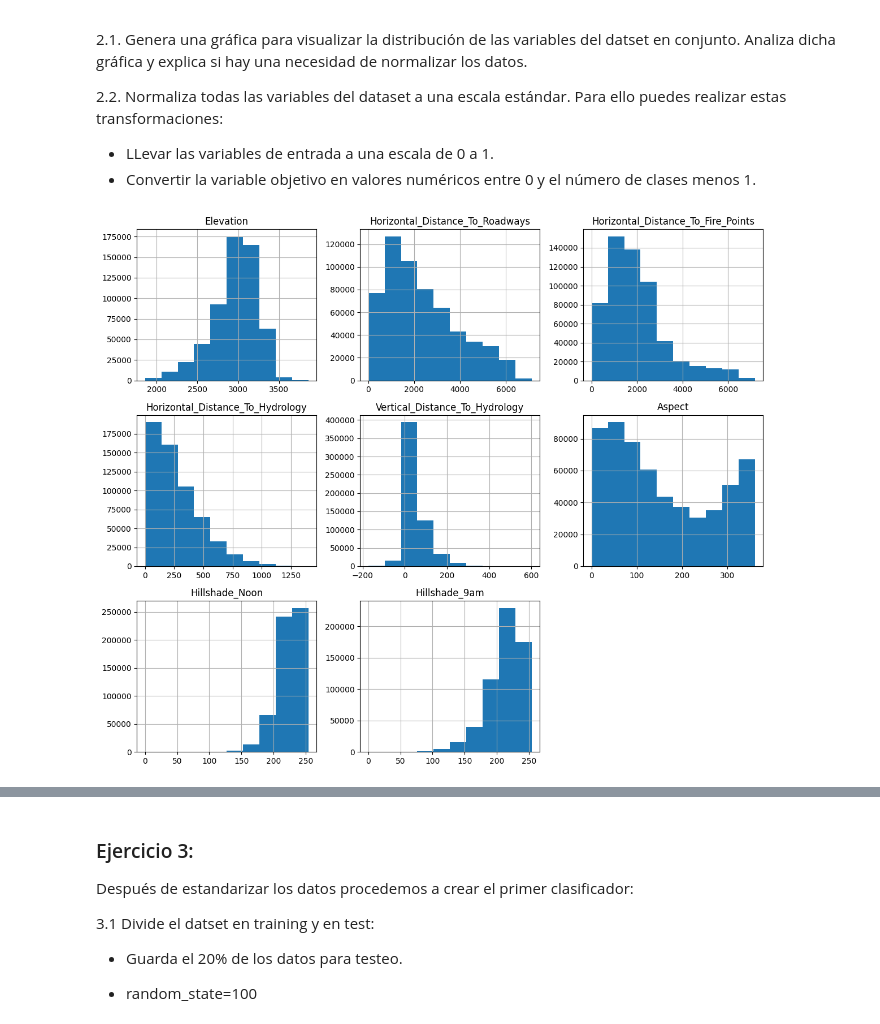
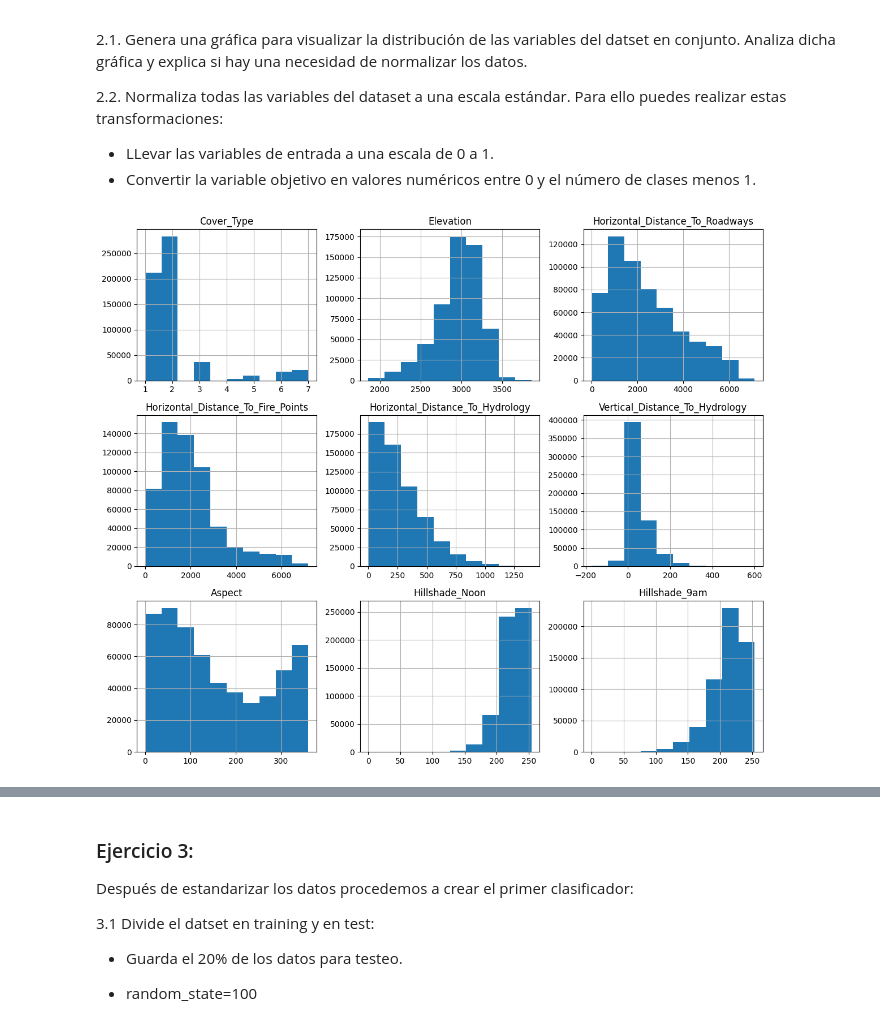
Before and after one commit to alejandru00/Examen-EDA, a Jupyter notebook: examen.ipynb, the cells around one changed output, grey strips where cells are left out. Saved outputs shown, nothing was run; the diff lists cells and outputs as text; code cells hidden in the pictures.

```diff
--- a/examen.ipynb
+++ b/examen.ipynb
@@ -175,11 +175,12 @@ df_imp['Acumuladas'] = df_imp['Importancias'].cumsum()
 
 variables_seleccionadas = df_imp[df_imp['Acumuladas'] <= 0.95]['Variables']
 
-# Seleccionar sólo las variables que están presentes en df_csv
+# Seleccionar solo las variables que están presentes en df_csv
 variables_seleccionadas = [v for v in variables_seleccionadas if v in df.columns]
 
-# Crear un nuevo DataFrame sólo con las variables seleccionadas
-df_reducido = df[variables_seleccionadas]
+# Crear un nuevo DataFrame solo con las variables seleccionadas y la columna 'Cover_Type'
+df_reducido_cover = df[['Cover_Type'] + variables_seleccionadas]
 
-df_reducido
+# Imprimir el DataFrame reducido con la columna 'Cover_Type'
+df_reducido_cover
 # %% [output]
@@ -209,14 +210,14 @@ Después de filtrar el dataset vamos a plantear un problema de clasificación pa
 # %%
 """
 Genera una gráfica para visualizar la distribución de las variables del datset en conjunto. Analiza dicha gráfica y explica si hay una necesidad de normalizar los datos.
 
 """
 
-df_reducido.hist(figsize=(12, 10))
+df_reducido_cover.hist(figsize=(12, 10))
 plt.tight_layout()
 plt.show()
 # %% [output]
-[figure, old version]
+[figure, new version]
 # %%
 """
 Normaliza todas las variables del dataset a una escala estándar. Para ello puedes realizar estas transformaciones:
```
Also changed, not shown: parts of 9 cells of this notebook.
